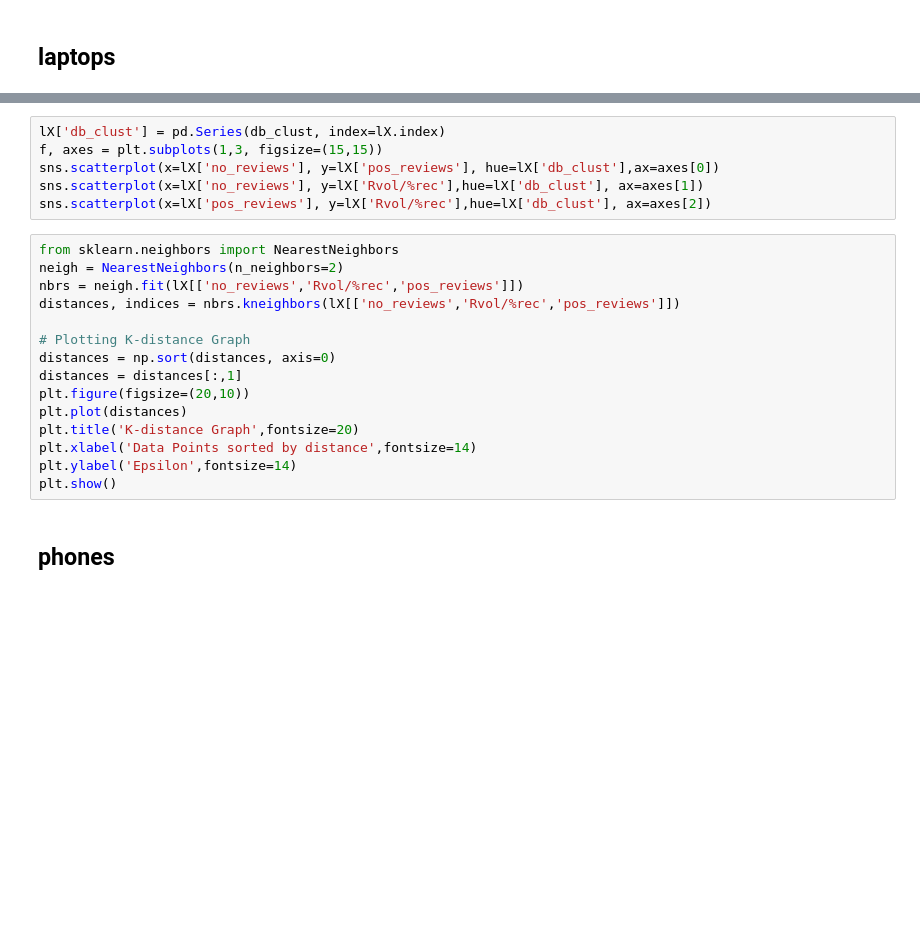
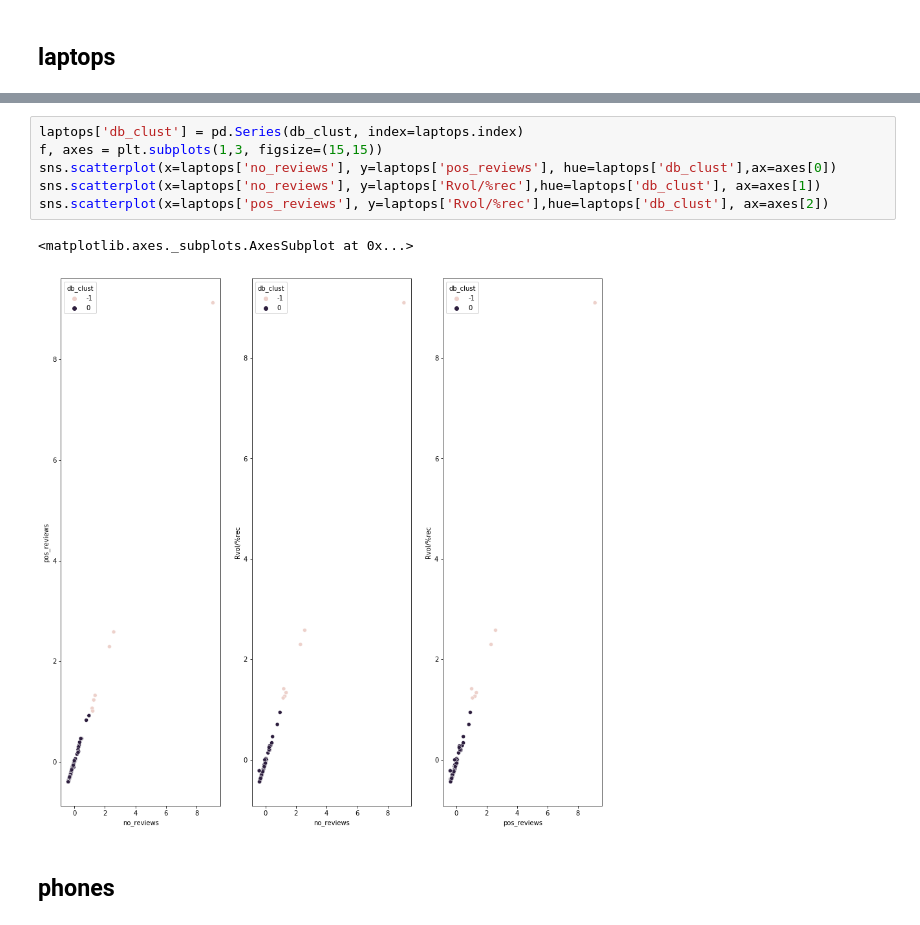
Before and after one commit to risdallseis/expenditure_prox, a Jupyter notebook: notebooks/modelling/dbscan_grid_searching.ipynb, the cells around one changed output, grey strips where cells are left out. Drawn from its saved outputs; the diff is of its cells as text; blank space fills up the shorter version.

```diff
--- a/notebooks/modelling/dbscan_grid_searching.ipynb
+++ b/notebooks/modelling/dbscan_grid_searching.ipynb
@@ -137,24 +179,12 @@ print(laptops.loc[laptops.db_clust==-0]['TOTAL_SALES'].mean())
 # %%
-lX['db_clust'] = pd.Series(db_clust, index=lX.index)
+laptops['db_clust'] = pd.Series(db_clust, index=laptops.index)
 f, axes = plt.subplots(1,3, figsize=(15,15))
-sns.scatterplot(x=lX['no_reviews'], y=lX['pos_reviews'], hue=lX['db_clust'],ax=axes[0])
-sns.scatterplot(x=lX['no_reviews'], y=lX['Rvol/%rec'],hue=lX['db_clust'], ax=axes[1])
-sns.scatterplot(x=lX['pos_reviews'], y=lX['Rvol/%rec'],hue=lX['db_clust'], ax=axes[2])
+sns.scatterplot(x=laptops['no_reviews'], y=laptops['pos_reviews'], hue=laptops['db_clust'],ax=axes[0])
+sns.scatterplot(x=laptops['no_reviews'], y=laptops['Rvol/%rec'],hue=laptops['db_clust'], ax=axes[1])
+sns.scatterplot(x=laptops['pos_reviews'], y=laptops['Rvol/%rec'],hue=laptops['db_clust'], ax=axes[2])
+# %% [output]
+<matplotlib.axes._subplots.AxesSubplot at 0x...>
+[figure, added]
-# %%
-from sklearn.neighbors import NearestNeighbors
-neigh = NearestNeighbors(n_neighbors=2)
-nbrs = neigh.fit(lX[['no_reviews','Rvol/%rec','pos_reviews']])
-distances, indices = nbrs.kneighbors(lX[['no_reviews','Rvol/%rec','pos_reviews']])
-
-# Plotting K-distance Graph
-distances = np.sort(distances, axis=0)
-distances = distances[:,1]
-plt.figure(figsize=(20,10))
-plt.plot(distances)
-plt.title('K-distance Graph',fontsize=20)
-plt.xlabel('Data Points sorted by distance',fontsize=14)
-plt.ylabel('Epsilon',fontsize=14)
-plt.show()
 # %% [markdown]
 ## phones
 # %%
```
Also changed, not shown: parts of 27 cells of this notebook, 3 other files.
